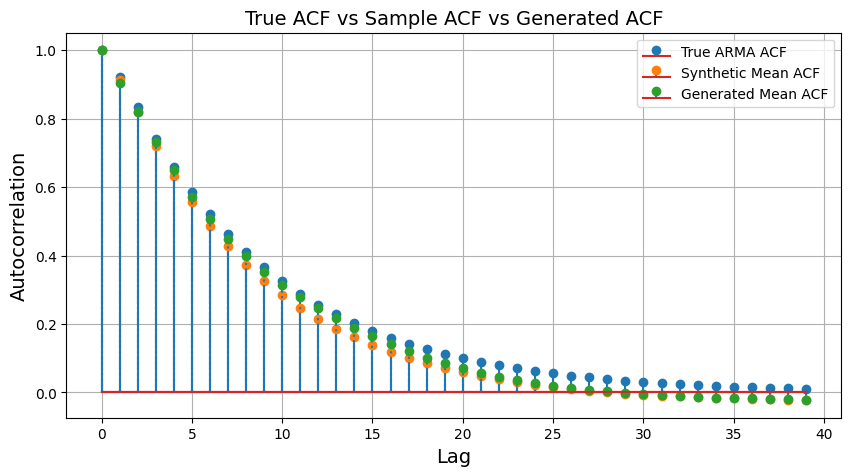
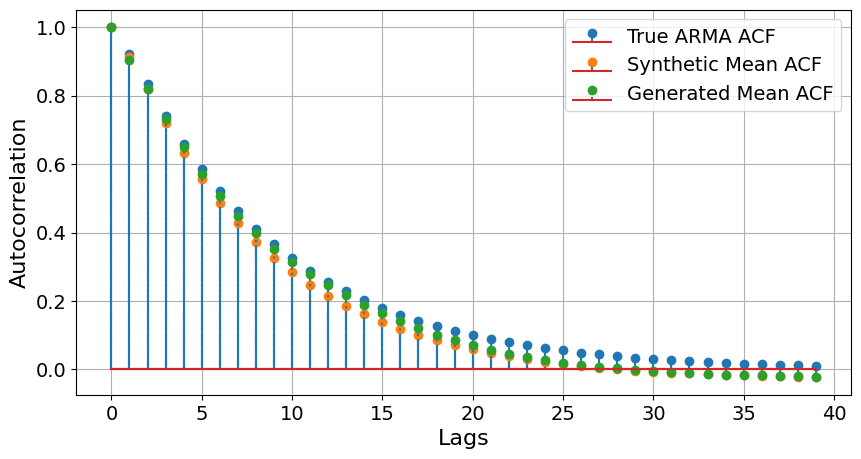
Unified diff of the notebook cell whose output changed from the first chart to the second:
--- before
+++ after
@@ -28,12 +28,15 @@
 # )
 
-plt.xlabel("Lag", fontsize=14)
-plt.ylabel("Autocorrelation", fontsize=14)
-plt.title("True ACF vs Sample ACF vs Generated ACF", fontsize=14)
-# plt.title("Synthetic ACF vs Generated ACF (H = 500)", fontsize=14)
-plt.legend()
+
+plt.xlabel("Lags", fontsize=16)
+plt.ylabel("Autocorrelation", fontsize=16)
+# plt.title("True ACF vs Sample ACF vs Generated ACF", fontsize=14)
+# plt.title("Synthetic ACF vs Generated ACF (H = 40)", fontsize=16)
+plt.legend(fontsize=14)
 plt.grid(True)
+plt.xticks(fontsize=14)
+plt.yticks(fontsize=14)
 
-# plt.savefig('ACF_H500_N512.png', dpi=300, bbox_inches='tight')
+plt.savefig('/home/yinbinha/adapted_diffusion_model/figs/H500_n2048_large.png', dpi=300, bbox_inches='tight')
 
 plt.show()

Commit: save before merge